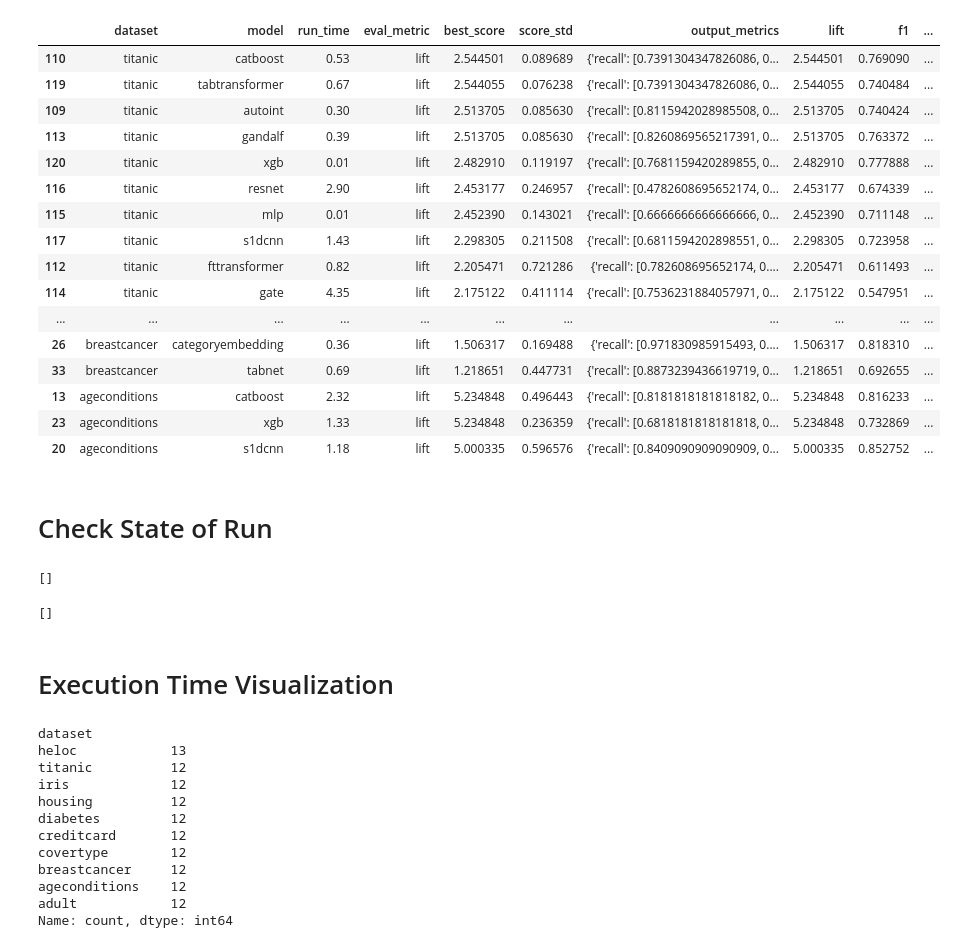
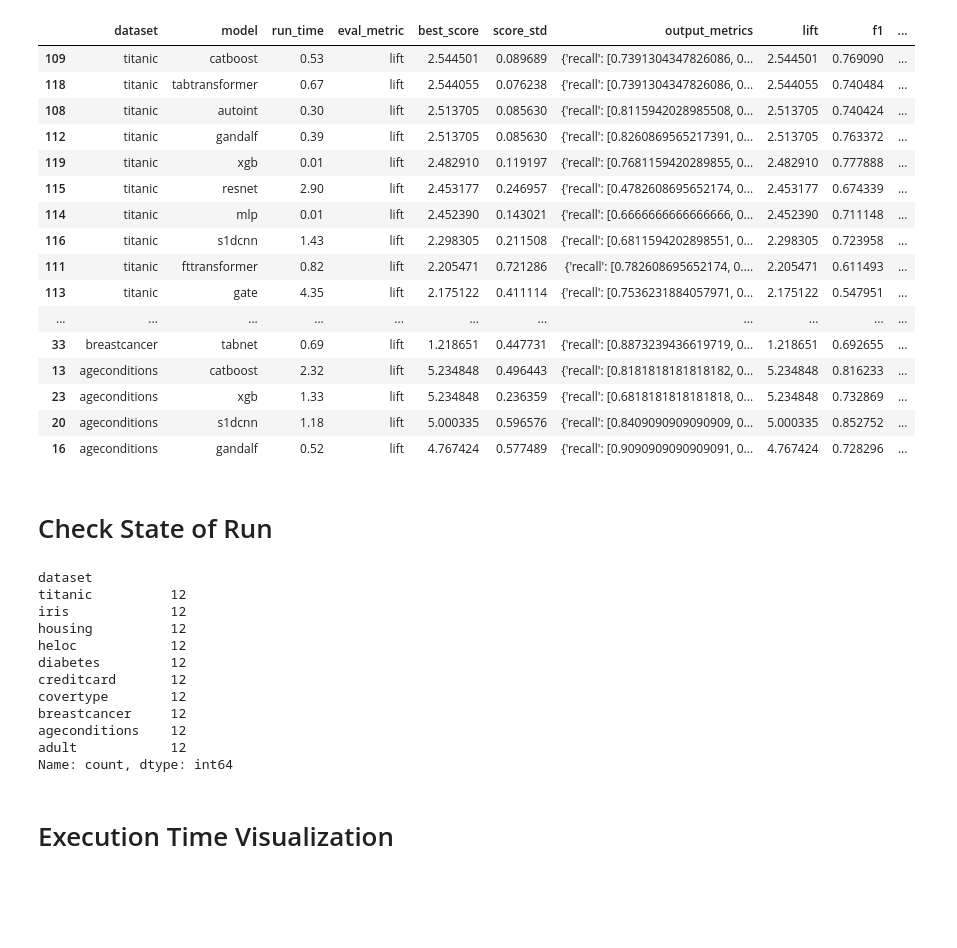
Before and after one commit to mdicio/AutoDeep, a Jupyter notebook: notebooks/ResultsExplorationBookDefault.ipynb, the cells around one changed output. Drawn from its saved outputs; the diff is of its cells as text; code cells hidden in the pictures; blank space fills up the shorter version.

```diff
--- a/notebooks/ResultsExplorationBookDefault.ipynb
+++ b/notebooks/ResultsExplorationBookDefault.ipynb
@@ -12,10 +13,12 @@ import itertools
 pd.set_option("display.max_rows", None)
 pd.set_option("display.max_columns", None)
 # %%
-df = pd.read_csv(r"../output/DEFAULT_FINAL.csv")
+filename = "DEFAULT_FINAL"  ## insert the name of the file used in the runner.py
+df = pd.read_csv(r"../output/{filenanme}.csv")
 # %%
 # List of metric names
-metric_names = ["lift",
+metric_names = [
+    "lift",
     "f1",
     "mse",
     "accuracy",
@@ -24,13 +27,13 @@ metric_names = ["lift",
     "roc_auc",
     "area_under_pr",
     "r2_score",
-    "rmse"
+    "rmse",
 ]
 dataset = df.copy()
 # Create columns based on metric names
 # Convert string representations to dictionaries
 dataset["output_metrics"] = dataset["output_metrics"].apply(ast.literal_eval)
-dataset["run_time"] = dataset["run_time"].apply(lambda x: np.round(x/60, 2))
+dataset["run_time"] = dataset["run_time"].apply(lambda x: np.round(x / 60, 2))
 # Create columns based on metric names
 for metric in metric_names:
     dataset[metric] = dataset["output_metrics"].apply(
@@ -43,17 +46,18 @@ for metric in metric_names:
         lambda x: np.average(x) if isinstance(x, list) else np.nan
     )
 
-base_cols   = [
+base_cols = [
     "dataset",
     "model",
     "run_time",
     "eval_metric",
     "best_score",
     "score_std",
-    "output_metrics"]
+    "output_metrics",
+]
 
 base_cols += [i for i in metric_names]
-base_cols += [i+"_std" for i in metric_names]
+base_cols += [i + "_std" for i in metric_names]
 
 dataset = dataset[base_cols]
 # %%
@@ -62,55 +66,66 @@ tomax = {
     "rmse": False,
     "accuracy": True,
     "recall": True,
     "precision": True,
     "roc_auc": True,
     "area_under_pr": True,
     "lift": True,
     "f1": True,
     "r2_score": True,
 }
 
+
 # Define a function to select the first row based on whether to maximize or minimize the "best_score"
 def select_first_row(group):
     metric = group["eval_metric"].iloc[0]
-    ascending = not tomax.get(metric, True)  # If metric not in tomax, assume True (maximize)
+    ascending = not tomax.get(
+        metric, True
+    )  # If metric not in tomax, assume True (maximize)
     return group.sort_values(by="best_score", ascending=ascending).iloc[0]
 
 
 # Apply the function to each group
-filtered_df = dataset.groupby(["dataset", "model", "eval_metric"]).apply(select_first_row)
+filtered_df = dataset.groupby(["dataset", "model", "eval_metric"]).apply(
+    select_first_row
+)
 # Reset the index to get a new DataFrame
 filtered_df = filtered_df.reset_index(drop=True)
 # Find the rows that maximize the specified metric for each dataset
 
 
 # Sort the DataFrame based on whether the metric is to be maximized or not
-filtered_df["ascending"] = filtered_df["eval_metric"].map({k:not v for k,v in tomax.items()})  # Create a new column for ascending order
-dfmax = filtered_df.loc[filtered_df["ascending"] == False].sort_values(by=["dataset", "eval_metric", "best_score"], ascending=[False, False, False])
-dfmin = filtered_df.loc[filtered_df["ascending"] == True].sort_values(by=["dataset", "eval_metric", "best_score"], ascending=[False, False, True])
+filtered_df["ascending"] = filtered_df["eval_metric"].map(
+    {k: not v for k, v in tomax.items()}
+)  # Create a new column for ascending order
+dfmax = filtered_df.loc[filtered_df["ascending"] == False].sort_values(
+    by=["dataset", "eval_metric", "best_score"], ascending=[False, False, False]
+)
+dfmin = filtered_df.loc[filtered_df["ascending"] == True].sort_values(
+    by=["dataset", "eval_metric", "best_score"], ascending=[False, False, True]
+)
 
-best_df = pd.concat([dfmax,dfmin])
+best_df = pd.concat([dfmax, dfmin])
 best_df.drop(columns=["ascending"], inplace=True)
 
 best_df.head(100)
 # %% [output]
 |  | dataset | model | run_time | eval_metric | best_score | score_std | output_metrics | lift | f1 | ... |
-| 110 | titanic | catboost | 0.53 | lift | 2.544501 | 0.089689 | {'recall': [0.7391304347826086, 0... | 2.544501 | 0.769090 | ... |
-| 119 | titanic | tabtransformer | 0.67 | lift | 2.544055 | 0.076238 | {'recall': [0.7391304347826086, 0... | 2.544055 | 0.740484 | ... |
-| 109 | titanic | autoint | 0.30 | lift | 2.513705 | 0.085630 | {'recall': [0.8115942028985508, 0... | 2.513705 | 0.740424 | ... |
-| 113 | titanic | gandalf | 0.39 | lift | 2.513705 | 0.085630 | {'recall': [0.8260869565217391, 0... | 2.513705 | 0.763372 | ... |
-| 120 | titanic | xgb | 0.01 | lift | 2.482910 | 0.119197 | {'recall': [0.7681159420289855, 0... | 2.482910 | 0.777888 | ... |
-| 116 | titanic | resnet | 2.90 | lift | 2.453177 | 0.246957 | {'recall': [0.4782608695652174, 0... | 2.453177 | 0.674339 | ... |
-| 115 | titanic | mlp | 0.01 | lift | 2.452390 | 0.143021 | {'recall': [0.6666666666666666, 0... | 2.452390 | 0.711148 | ... |
-| 117 | titanic | s1dcnn | 1.43 | lift | 2.298305 | 0.211508 | {'recall': [0.6811594202898551, 0... | 2.298305 | 0.723958 | ... |
-| 112 | titanic | fttransformer | 0.82 | lift | 2.205471 | 0.721286 | {'recall': [0.782608695652174, 0.... | 2.205471 | 0.611493 | ... |
-| 114 | titanic | gate | 4.35 | lift | 2.175122 | 0.411114 | {'recall': [0.7536231884057971, 0... | 2.175122 | 0.547951 | ... |
+| 109 | titanic | catboost | 0.53 | lift | 2.544501 | 0.089689 | {'recall': [0.7391304347826086, 0... | 2.544501 | 0.769090 | ... |
+| 118 | titanic | tabtransformer | 0.67 | lift | 2.544055 | 0.076238 | {'recall': [0.7391304347826086, 0... | 2.544055 | 0.740484 | ... |
+| 108 | titanic | autoint | 0.30 | lift | 2.513705 | 0.085630 | {'recall': [0.8115942028985508, 0... | 2.513705 | 0.740424 | ... |
+| 112 | titanic | gandalf | 0.39 | lift | 2.513705 | 0.085630 | {'recall': [0.8260869565217391, 0... | 2.513705 | 0.763372 | ... |
+| 119 | titanic | xgb | 0.01 | lift | 2.482910 | 0.119197 | {'recall': [0.7681159420289855, 0... | 2.482910 | 0.777888 | ... |
+| 115 | titanic | resnet | 2.90 | lift | 2.453177 | 0.246957 | {'recall': [0.4782608695652174, 0... | 2.453177 | 0.674339 | ... |
+| 114 | titanic | mlp | 0.01 | lift | 2.452390 | 0.143021 | {'recall': [0.6666666666666666, 0... | 2.452390 | 0.711148 | ... |
+| 116 | titanic | s1dcnn | 1.43 | lift | 2.298305 | 0.211508 | {'recall': [0.6811594202898551, 0... | 2.298305 | 0.723958 | ... |
+| 111 | titanic | fttransformer | 0.82 | lift | 2.205471 | 0.721286 | {'recall': [0.782608695652174, 0.... | 2.205471 | 0.611493 | ... |
+| 113 | titanic | gate | 4.35 | lift | 2.175122 | 0.411114 | {'recall': [0.7536231884057971, 0... | 2.175122 | 0.547951 | ... |
 | ... | ... | ... | ... | ... | ... | ... | ... | ... | ... | ... |
-| 26 | breastcancer | categoryembedding | 0.36 | lift | 1.506317 | 0.169488 | {'recall': [0.971830985915493, 0.... | 1.506317 | 0.818310 | ... |
 | 33 | breastcancer | tabnet | 0.69 | lift | 1.218651 | 0.447731 | {'recall': [0.8873239436619719, 0... | 1.218651 | 0.692655 | ... |
 | 13 | ageconditions | catboost | 2.32 | lift | 5.234848 | 0.496443 | {'recall': [0.8181818181818182, 0... | 5.234848 | 0.816233 | ... |
 | 23 | ageconditions | xgb | 1.33 | lift | 5.234848 | 0.236359 | {'recall': [0.6818181818181818, 0... | 5.234848 | 0.732869 | ... |
 | 20 | ageconditions | s1dcnn | 1.18 | lift | 5.000335 | 0.596576 | {'recall': [0.8409090909090909, 0... | 5.000335 | 0.852752 | ... |
+| 16 | ageconditions | gandalf | 0.52 | lift | 4.767424 | 0.577489 | {'recall': [0.9090909090909091, 0... | 4.767424 | 0.728296 | ... |
 # %% [markdown]
 # Check State of Run
 # %%
@@ -133,24 +148,14 @@ existing_combinations = [tuple(row) for row in existing_combinations.values]
 missing_combos = [i for i in combinations_possible if i not in existing_combinations]
 for i in missing_combos:
     print(f"Missing Combination {i}")
-# %%
-[i for i in missing_combos if "creditcard" in i]
-# %% [output]
-[]
-# %%
-[i for i in missing_combos if "housing" in i]
-# %% [output]
-[]
-# %% [markdown]
-# Execution Time Visualization
 # %%
 best_df["dataset"].value_counts()
 # %% [output]
 dataset
-heloc            13
 titanic          12
 iris             12
 housing          12
+heloc            12
 diabetes         12
 creditcard       12
 covertype        12
@@ -158,6 +163,8 @@ breastcancer     12
 ageconditions    12
 adult            12
 Name: count, dtype: int64
+# %% [markdown]
+# Execution Time Visualization
 # %%
 # Group by the "dataset" column and aggregate "run_time" using the sum function
 hyperopt_evals = 100
```
Also changed, not shown: parts of 16 cells of this notebook, 27 other files.
